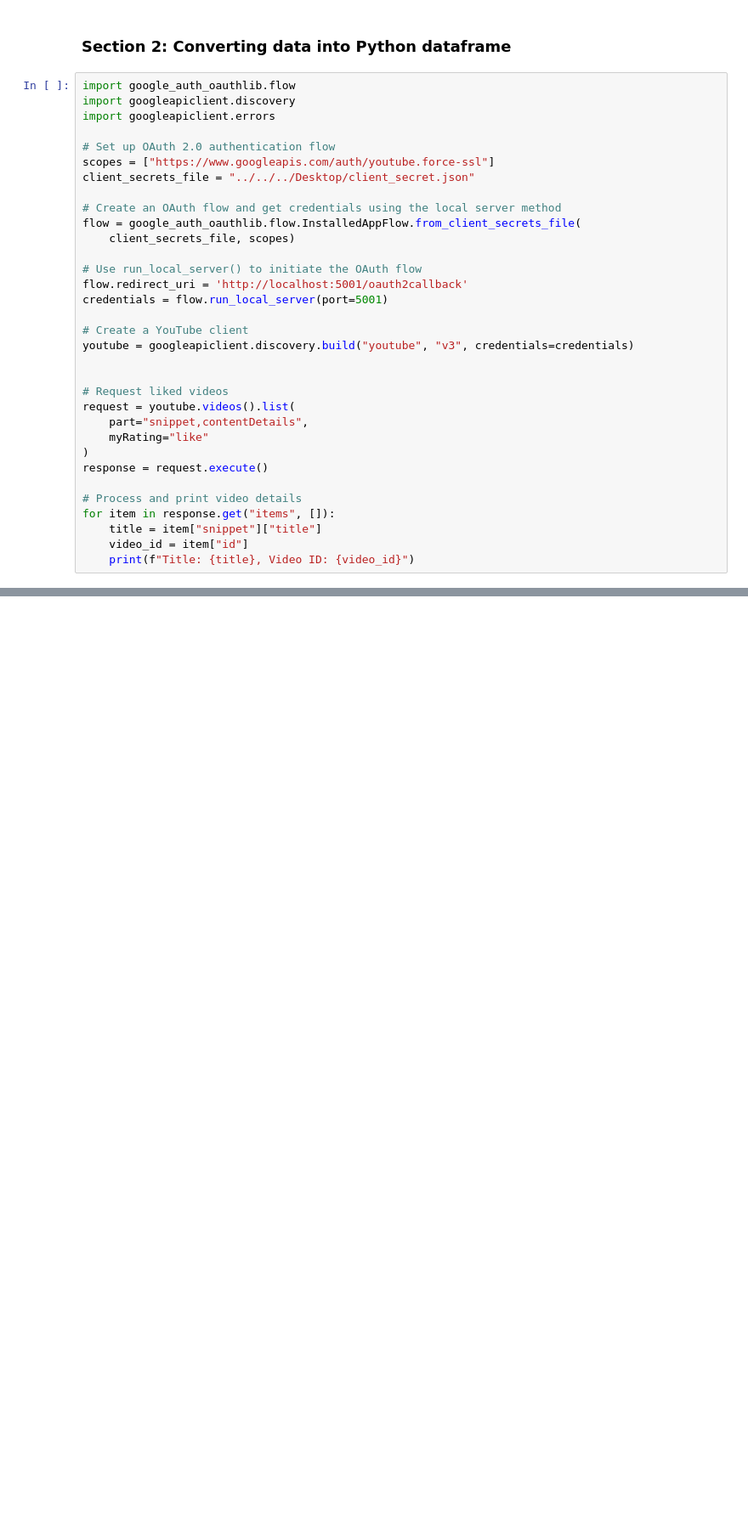
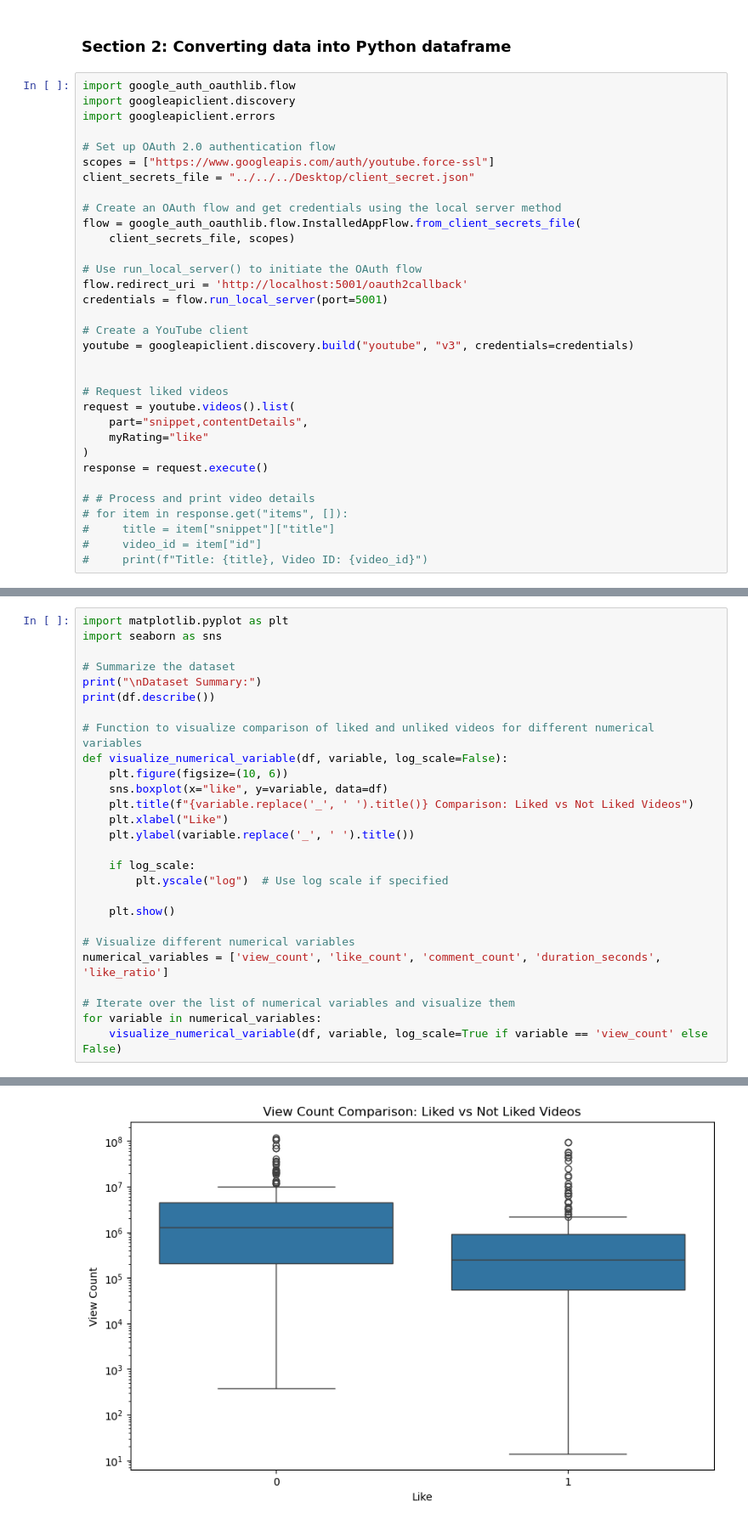
Before and after one commit to haechan01/Machine-Learning-Study, a Jupyter notebook: asm1/youtube.ipynb, the cells around one changed output, grey strips where cells are left out. Shown at 85% size. Saved outputs shown, nothing was run; the diff lists cells and outputs as text; blank space fills up the shorter version.

```diff
--- a/asm1/youtube.ipynb
+++ b/asm1/youtube.ipynb
@@ -33,10 +155,10 @@ request = youtube.videos().list(
 )
 response = request.execute()
 
-# Process and print video details
-for item in response.get("items", []):
-    title = item["snippet"]["title"]
-    video_id = item["id"]
-    print(f"Title: {title}, Video ID: {video_id}")
+# # Process and print video details
+# for item in response.get("items", []):
+#     title = item["snippet"]["title"]
+#     video_id = item["id"]
+#     print(f"Title: {title}, Video ID: {video_id}")
 # %% [output]
 Please visit this URL to authorize this application: https://accounts.google.com/o/oauth2/auth?response_type=code&client_id=217986578119-0l6jjn9u267th7o7rh7bm2uqffaqqq96.apps.googleusercontent.com&red ...
@@ -528,0 +362,28 @@ combined_df
+# %%
+import matplotlib.pyplot as plt
+import seaborn as sns
+
+# Summarize the dataset
+print("\nDataset Summary:")
+print(df.describe())
+
+# Function to visualize comparison of liked and unliked videos for different numerical variables
+def visualize_numerical_variable(df, variable, log_scale=False):
+    plt.figure(figsize=(10, 6))
+    sns.boxplot(x="like", y=variable, data=df)
+    plt.title(f"{variable.replace('_', ' ').title()} Comparison: Liked vs Not Liked Videos")
+    plt.xlabel("Like")
+    plt.ylabel(variable.replace('_', ' ').title())
+
+    if log_scale:
+        plt.yscale("log")  # Use log scale if specified
+
+    plt.show()
+
+# Visualize different numerical variables
+numerical_variables = ['view_count', 'like_count', 'comment_count', 'duration_seconds', 'like_ratio']
+
+# Iterate over the list of numerical variables and visualize them
+for variable in numerical_variables:
+    visualize_numerical_variable(df, variable, log_scale=True if variable == 'view_count' else False)
+# %% [output]
@@ -528,0 +410 @@ combined_df
+[figure, added]
```
Also changed, not shown: parts of 23 cells of this notebook, 8 other files.
